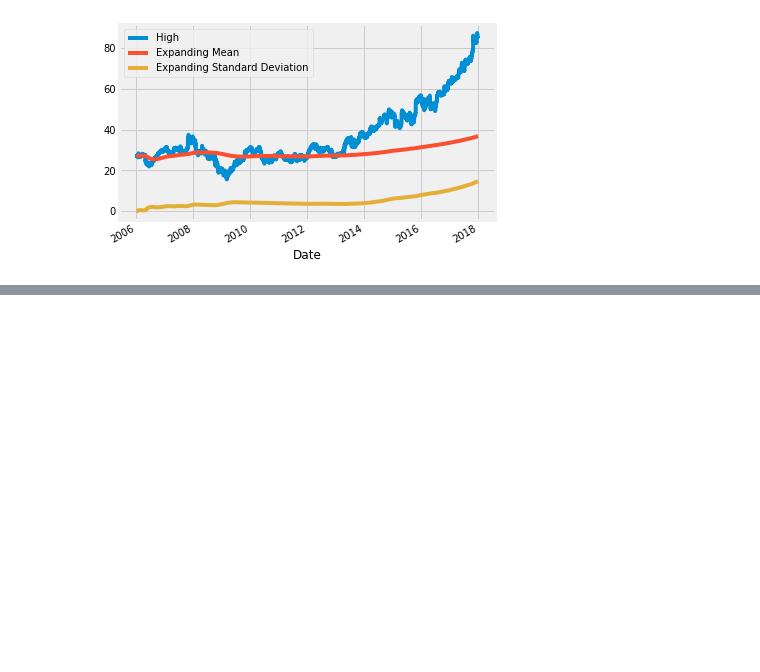
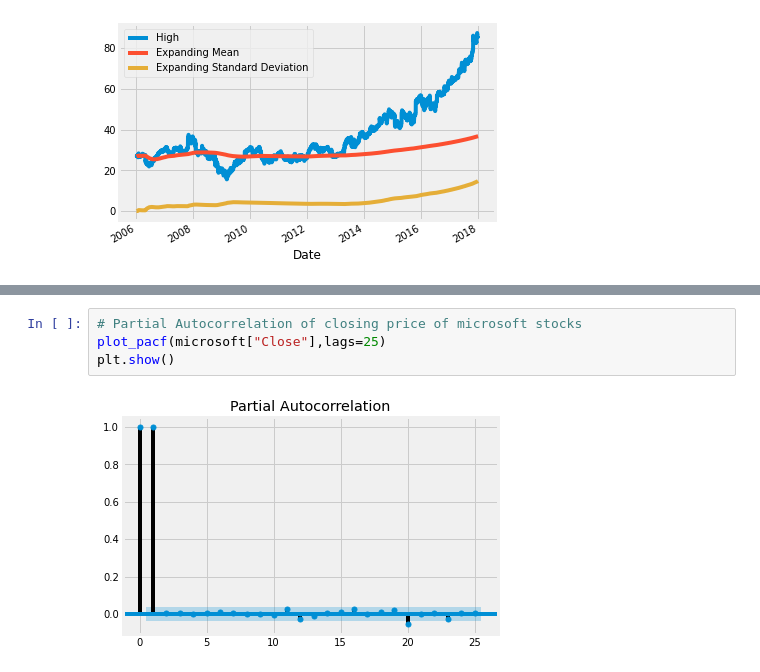
Before and after one commit to zxzxk0/AI, a Jupyter notebook: Everything you can do with a time series.ipynb, the cells around one changed output, grey strips where cells are left out. Cells and saved outputs as stored; diff of their text form; blank space fills up the shorter version.

```diff
--- a/Everything you can do with a time series.ipynb
+++ b/Everything you can do with a time series.ipynb
@@ -297,0 +359,6 @@ plt.show()
+# %%
+# Partial Autocorrelation of closing price of microsoft stocks
+plot_pacf(microsoft["Close"],lags=25)
+plt.show()
+# %% [output]
+[figure, added]
```
Also changed, not shown: parts of 34 cells of this notebook.
